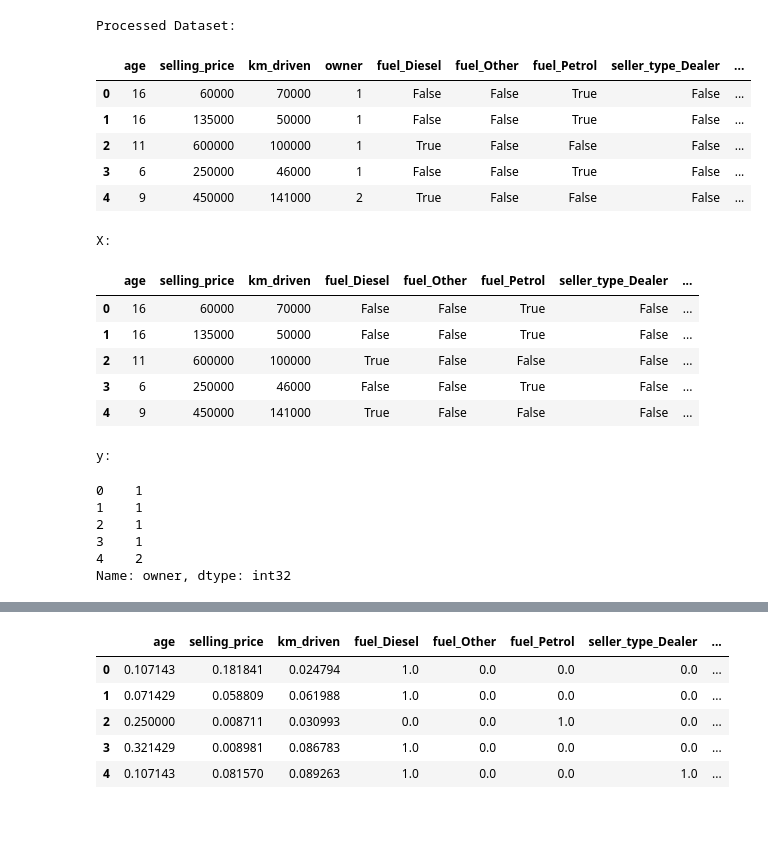
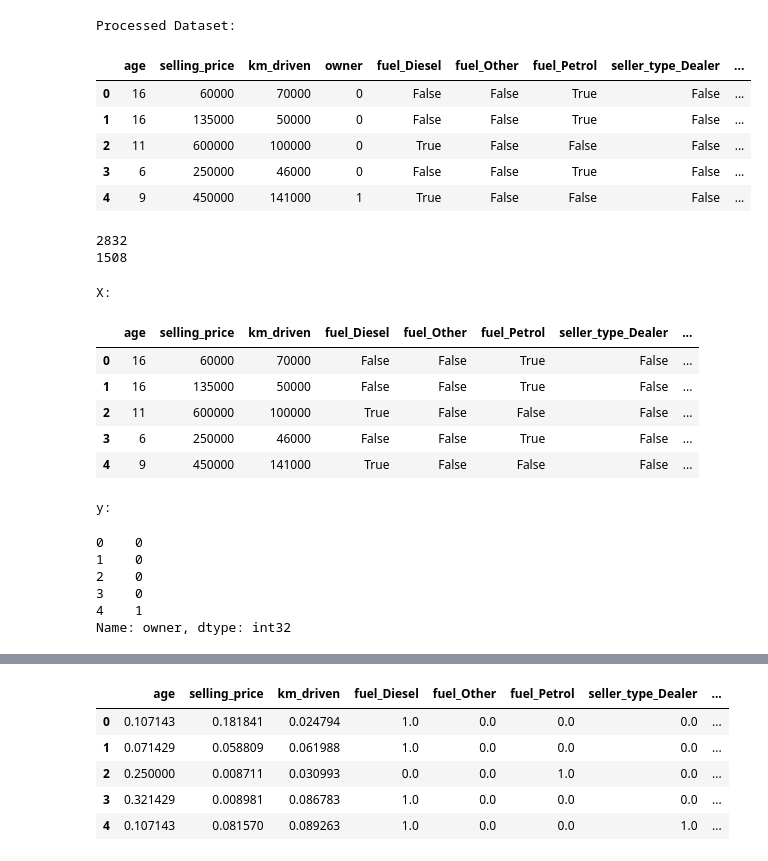
Before and after one commit to jiaweizheng1/Car-Price-Prediction-And-Owners-Prediction, a Jupyter notebook: Classification_MLP.ipynb, the cells around one changed output, grey strips where cells are left out. Saved outputs shown, nothing was run; the diff lists cells and outputs as text; code cells hidden in the pictures; blank space fills up the shorter version.

```diff
--- a/Classification_MLP.ipynb
+++ b/Classification_MLP.ipynb
@@ -1,30 +1,37 @@
 # %%
 import pandas as pd
 
 df = pd.read_csv('CAR DETAILS FROM CAR DEKHO.csv')
 
 # drop "name" column from data
 df = df.drop(["name"], axis = 1)
-# 0 means there is 1 previous owner(new car)
-df['owner'] = df['owner'].apply(lambda x: 1 if x == "First Owner" else (2 if x == 'Second Owner' else (3 if x == 'Third Owner' else 4))).astype(int)
+# 0 means there is 1 previous owner(new car); 1 is more than 1 previous owner
+df['owner'] = df['owner'].apply(lambda x: 0 if x == "First Owner" else 1).astype(int)
 # Simplify fuel types into 3 categories. Any fuel type that isn't petrol/diesel make up <10% of the dataset and should be lumped as other instead
 df['fuel'] = df['fuel'].apply(lambda x:'Petrol' if x == 'Petrol' else ('Diesel' if x == 'Diesel' else 'Other'))
 # Make dummy variables for categorical variables so we can model with the data
 df = pd.get_dummies(df, columns = ['fuel','seller_type','transmission'])
 # Transform year column into a variable representing a car's age
 df['year'] = 2023 - df['year']
 # Rename Column name year to age
 df = df.rename(columns = {"year" : "age"})
 print("Processed Dataset:")
 display(df.head(5))
 # %% [output]
 Processed Dataset:
 |  | age | selling_price | km_driven | owner | fuel_Diesel | fuel_Other | fuel_Petrol | seller_type_Dealer | ... |
-| 0 | 16 | 60000 | 70000 | 1 | False | False | True | False | ... |
-| 1 | 16 | 135000 | 50000 | 1 | False | False | True | False | ... |
-| 2 | 11 | 600000 | 100000 | 1 | True | False | False | False | ... |
-| 3 | 6 | 250000 | 46000 | 1 | False | False | True | False | ... |
-| 4 | 9 | 450000 | 141000 | 2 | True | False | False | False | ... |
+| 0 | 16 | 60000 | 70000 | 0 | False | False | True | False | ... |
+| 1 | 16 | 135000 | 50000 | 0 | False | False | True | False | ... |
+| 2 | 11 | 600000 | 100000 | 0 | True | False | False | False | ... |
+| 3 | 6 | 250000 | 46000 | 0 | False | False | True | False | ... |
+| 4 | 9 | 450000 | 141000 | 1 | True | False | False | False | ... |
+# %%
+# check for balance in "owner" column
+print((df["owner"] == 0).sum())
+print((df["owner"] == 1).sum())
+# %% [output]
+2832
+1508
 # %%
 X = df.drop("owner", axis = 1)
 y = df["owner"]
@@ -42,11 +49,11 @@ X:
 | 3 | 6 | 250000 | 46000 | False | False | True | False | ... |
 | 4 | 9 | 450000 | 141000 | True | False | False | False | ... |
 y:
-0    1
-1    1
-2    1
-3    1
-4    2
+0    0
+1    0
+2    0
+3    0
+4    1
 Name: owner, dtype: int32
 # %%
 from sklearn.model_selection import train_test_split
```
Also changed, not shown: parts of 8 cells of this notebook, 2 other files.
